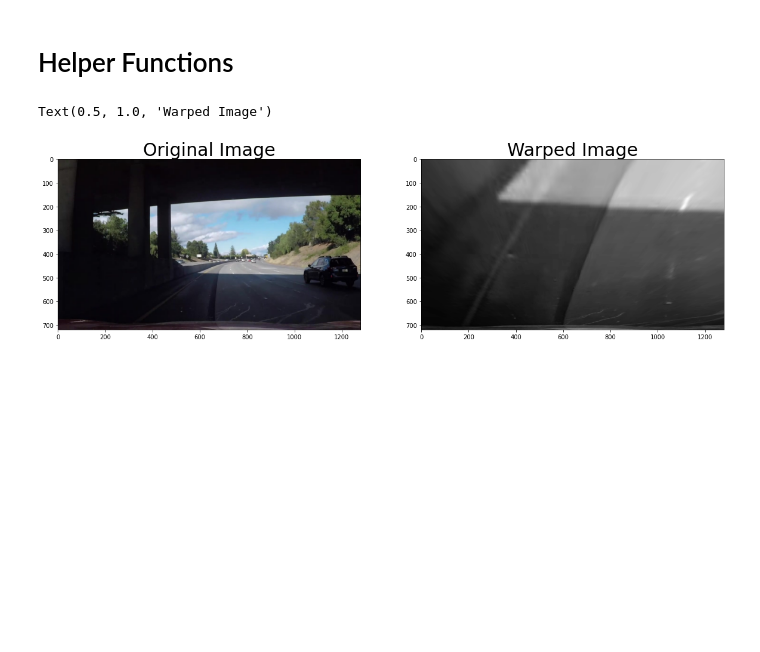
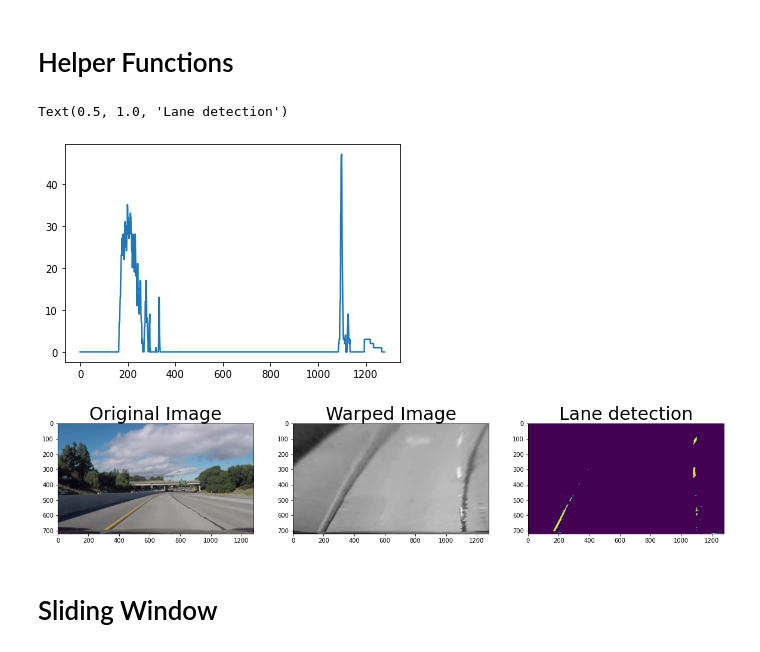
Before and after one commit to agamyo168/Lane-Detection, a Jupyter notebook: team_project.ipynb, the cells around one changed output. Cells and saved outputs as stored; diff of their text form; code cells hidden in the pictures; blank space fills up the shorter version.

Commit message:
added fiter_lane_lines function

```diff
--- a/team_project.ipynb
+++ b/team_project.ipynb
@@ -56,16 +56,39 @@ def perspective_transform(img,dst_size=(1280,720),inv=0):
 # Histogram Equalizer
 def hist_equalizer(img):
     pass
+# %%
+##Fady
+def filter_lane_lines(img):
+    img = gaussian_blur(img,5)
+    kernel = cv2.getStructuringElement(cv2.MORPH_RECT,(27,27))
+    tophat = cv2.morphologyEx(img, cv2.MORPH_TOPHAT, kernel)
+    mask = np.zeros_like(tophat)
+    mask[((tophat > 10)&(tophat<=150))] = 1
+    kernel = np.ones((13,13),np.uint8)
+    mask = cv2.dilate(mask,kernel,iterations = 1)
+    kernel = np.ones((10,5),np.uint8)
+    mask = cv2.erode(mask,kernel,iterations = 1)
+    return mask
 # %%
-img = images[0]
+img = images[2]
 # img = cv2.cvtColor(images[0], cv2.COLOR_BGR2RGB)
 img1 = pipeline(img)
 warped_image = perspective_transform(img1, dst_size=(1280,720),inv=0)
-f, (ax1, ax2) = plt.subplots(1, 2, figsize=(20,10))
+lane_detection = filter_lane_lines(warped_image)
+histogram = get_hist(lane_detection)
+# show_image(mask)
+plt.plot(histogram)
+# plotting
+f, (ax1, ax2, ax3) = plt.subplots(1, 3,figsize=(20,10))
 ax1.imshow(img)
 ax1.set_title('Original Image', fontsize=30)
 ax2.imshow(warped_image, cmap='gray')
 ax2.set_title('Warped Image', fontsize=30)
+ax3.imshow(lane_detection)
+ax3.set_title('Lane detection', fontsize=30)
 # %% [output]
-Text(0.5, 1.0, 'Warped Image')
+Text(0.5, 1.0, 'Lane detection')
-[figure, old version]
+[figure, new version]
+[figure, added]
+# %% [markdown]
+# Sliding Window
```
Also changed, not shown: 1 other file.
